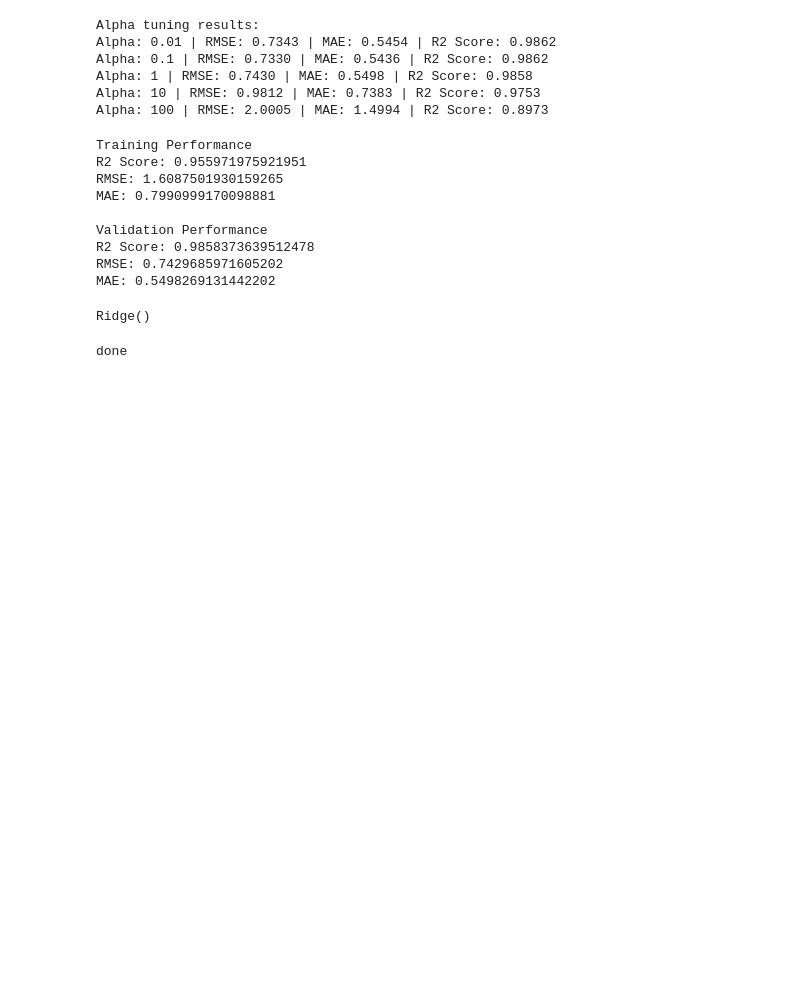
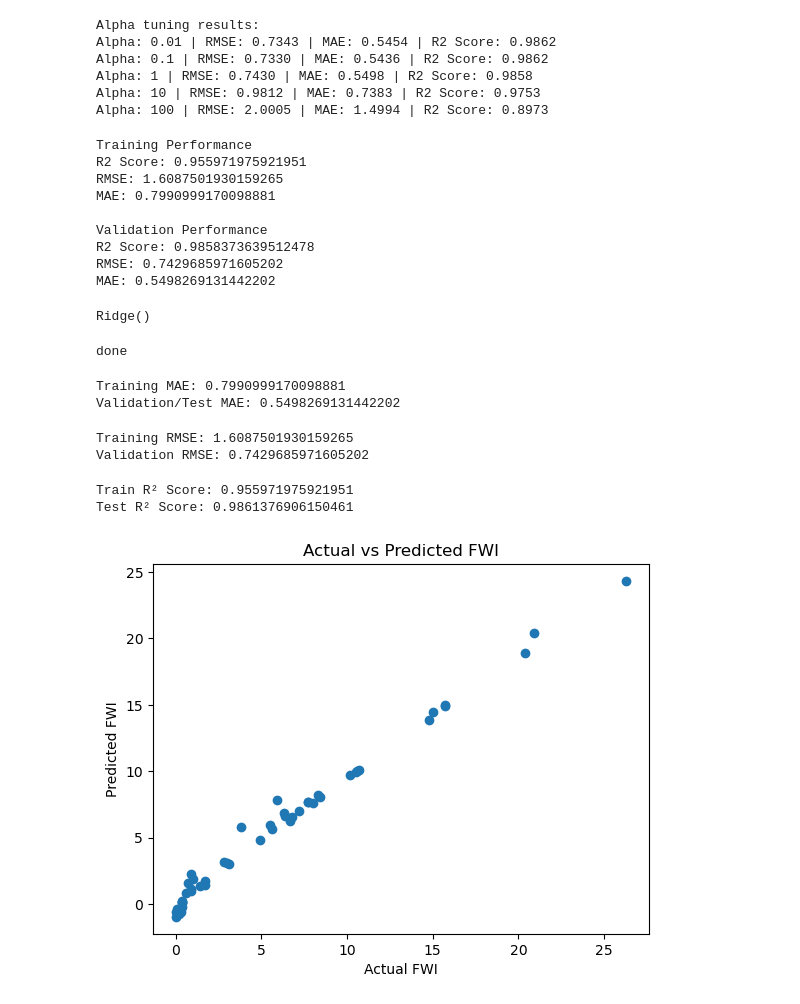
Before and after one commit to Aspire-Infolabs/FWI_Prediction_Batch8, a Jupyter notebook: FWI_DKV.ipynb, the cells around one changed output. Cells and saved outputs as stored; diff of their text form; code cells hidden in the pictures; blank space fills up the shorter version.

Commit message:
module 5

```diff
--- a/FWI_DKV.ipynb
+++ b/FWI_DKV.ipynb
@@ -632,3 +632,66 @@ with open("ridge.pkl", "wb") as file:
 print("done")
 # %% [output]
 done
+# %%
+###MODULE 5###
+#Evaluation and Optimization
+
+#Evaluated the model using Mean Absolute Error (MAE)
+from sklearn.metrics import mean_absolute_error
+
+# Predictions
+y_train_pred = final_model.predict(X_train_scaled)
+y_test_pred = final_model.predict(X_test_scaled)
+
+# Training MAE
+train_mae = mean_absolute_error(y_train, y_train_pred)
+print("Training MAE:", train_mae)
+
+# Validation/Test MAE
+test_mae = mean_absolute_error(y_test, y_test_pred)
+print("Validation/Test MAE:", test_mae)
+# %% [output]
+Training MAE: 0.7990999170098881
+Validation/Test MAE: 0.5498269131442202
+# %%
+from sklearn.metrics import mean_squared_error
+import numpy as np
+
+# Predictions
+y_train_pred = final_model.predict(X_train_scaled)
+y_test_pred = final_model.predict(X_test_scaled)
+
+# Training RMSE
+train_rmse = np.sqrt(mean_squared_error(y_train, y_train_pred))
+print("Training RMSE:", train_rmse)
+
+#Test RMSE
+test_rmse = np.sqrt(mean_squared_error(y_test, y_test_pred))
+print("Validation RMSE:", test_rmse)
+# %% [output]
+Training RMSE: 1.6087501930159265
+Validation RMSE: 0.7429685971605202
+# %%
+from sklearn.metrics import r2_score
+
+# Compute R² score for train and test sets
+train_r2 = r2_score(y_train, y_train_pred)
+test_r2 = r2_score(y_test, y_pred)
+
+print("Train R² Score:", train_r2)
+print("Test R² Score:", test_r2)
+# %% [output]
+Train R² Score: 0.955971975921951
+Test R² Score: 0.9861376906150461
+# %%
+import matplotlib.pyplot as plt
+
+# Plot actual vs predicted
+plt.figure()
+plt.scatter(y_test, y_test_pred)
+plt.xlabel("Actual FWI")
+plt.ylabel("Predicted FWI")
+plt.title("Actual vs Predicted FWI")
+plt.show()
+# %% [output]
+[figure, added]
```
Also changed, not shown: parts of 3 cells of this notebook.
